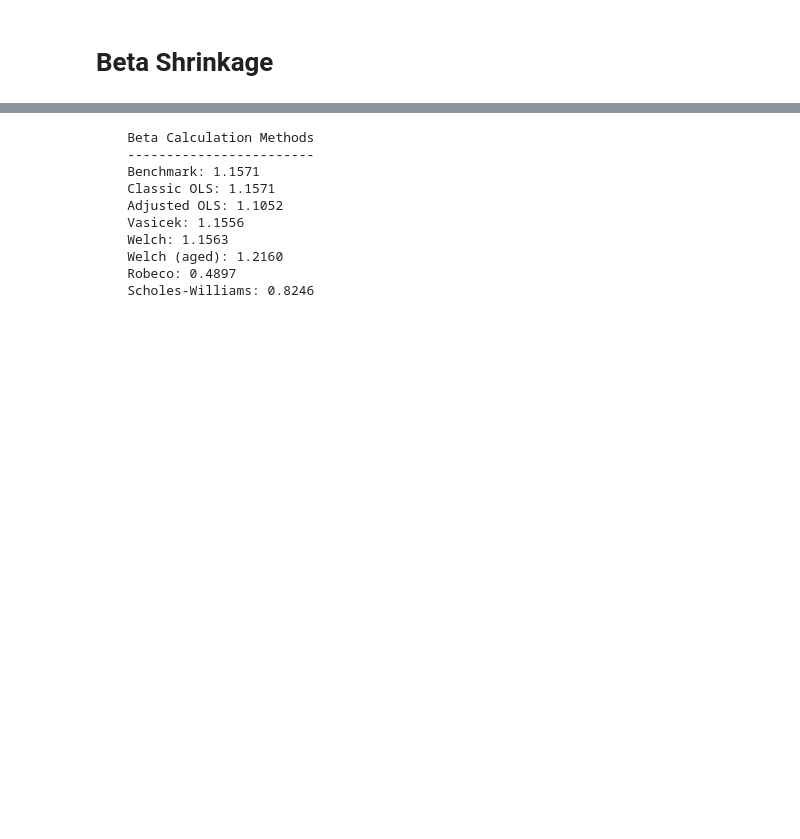
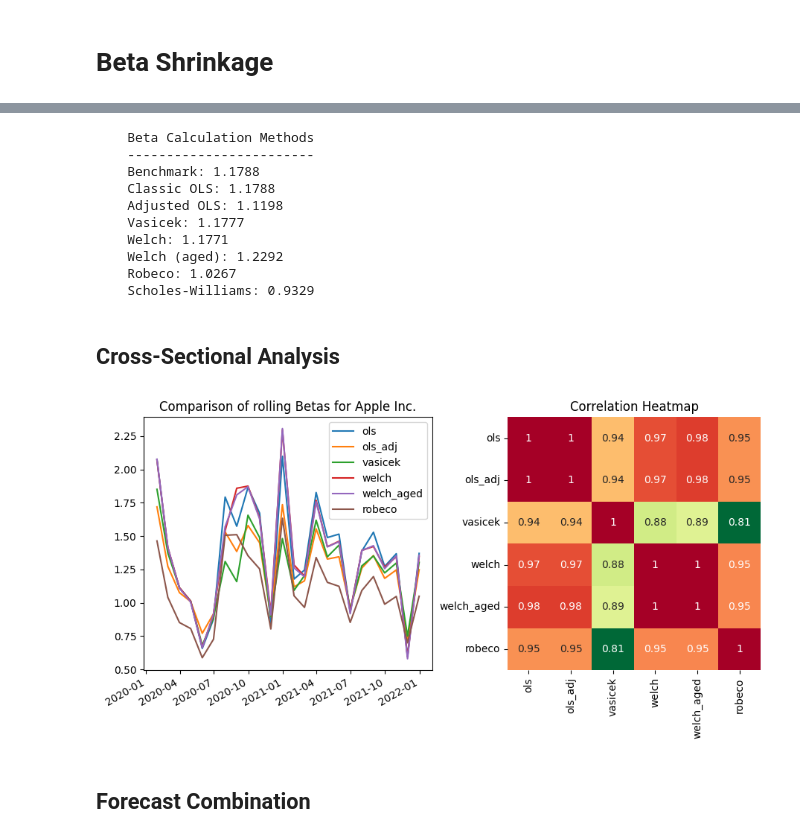
Before and after one commit to oronimbus/pybeta, a Jupyter notebook: demo.ipynb, the cells around one changed output, grey strips where cells are left out. Cells and saved outputs as stored; diff of their text form; code cells hidden in the pictures; blank space fills up the shorter version.

Commit message:
update visuals

```diff
--- a/demo.ipynb
+++ b/demo.ipynb
@@ -15,12 +23,21 @@ returns = data.pct_change().dropna()
+# %%
+# pull sample data
+start_date = "2020-01-01"
+end_date = "2022-01-01"
+
+sample_data = yf.download("AAPL SPY", start=start_date, end=end_date, progress=False)["Adj Close"]
+sample_returns = sample_data.pct_change().dropna()
+sample_returns.index = pd.DatetimeIndex(sample_returns.index)
 # %%
-benchmark = returns.cov().iloc[0,1] / returns["SPY"].var()
-ols_classic = Beta(returns["SPY"], returns["AAPL"]).ols(False)
-ols_adj = Beta(returns["SPY"], returns["AAPL"]).ols(True)
-vasicek = Beta(returns["SPY"], returns["AAPL"]).vasicek()
-welch_classic = Beta(returns["SPY"], returns["AAPL"]).welch()
-welch_aged = Beta(returns["SPY"], returns["AAPL"]).welch(rho=2/256)
-robeco = Beta(returns["SPY"], returns["AAPL"]).robeco(0.5, 1.2)
-scholes_williams = Beta(returns["SPY"], returns["AAPL"]).scholes_williams()
+bivar_beta = Beta(sample_returns["SPY"], sample_returns["AAPL"])
+benchmark = sample_returns.cov().iloc[0,1] / sample_returns["SPY"].var()
+ols_classic = bivar_beta.ols(False)
+ols_adj = bivar_beta.ols(True)
+vasicek = bivar_beta.vasicek()
+welch_classic = bivar_beta.welch()
+welch_aged = bivar_beta.welch(rho=2/256)
+robeco = bivar_beta.robeco(0.5, 2)
+scholes_williams = bivar_beta.scholes_williams()
 
 report = """
     Beta Calculation Methods
@@ -39,11 +56,13 @@ print(report)
 # %% [output]
     Beta Calculation Methods
     ------------------------
-    Benchmark: 1.1571
-    Classic OLS: 1.1571
-    Adjusted OLS: 1.1052
-    Vasicek: 1.1556
-    Welch: 1.1563
-    Welch (aged): 1.2160
-    Robeco: 0.4897
-    Scholes-Williams: 0.8246
+    Benchmark: 1.1788
+    Classic OLS: 1.1788
+    Adjusted OLS: 1.1198
+    Vasicek: 1.1777
+    Welch: 1.1771
+    Welch (aged): 1.2292
+    Robeco: 1.0267
+    Scholes-Williams: 0.9329
+# %% [markdown]
+## Cross-Sectional Analysis
@@ -49,0 +93,33 @@ print(report)
+# %%
+# calculate beta for each stock at each cross section
+results = {}
+
+for stock in member_returns.drop(columns=["SPY"]).columns:
+    returns = member_returns.loc[:,[stock, "SPY"]]
+    results[stock] = {}
+    for block in returns.groupby(pd.Grouper(freq="M")):
+        date, df = block
+        if df.shape[0] > 3:
+            exog, endog = df["SPY"], df[stock]
+            stock_beta = Beta(exog, endog)
+            results[stock][date] = {
+                "ols": stock_beta.ols(False),
+                "ols_adj": stock_beta.ols(True),
+                "vasicek": stock_beta.vasicek(),
+                "welch": stock_beta.welch(),
+                "welch_aged": stock_beta.welch(rho=2/256),
+                "robeco": stock_beta.robeco(0.5, 1.2),
+                # "scholes_williams": stock_beta.scholes_williams()
+            }
+
+beta_results = stack_dict_to_df(results)
+# %%
+fig, ax = plt.subplots(ncols=2, figsize=(11,5))
+
+beta_results["AAPL"].plot(title="Comparison of rolling Betas for Apple Inc.", ax=ax[0])
+sns.heatmap(beta_results["AAPL"].corr(), cmap='RdYlGn_r', ax=ax[1], annot=True, cbar=False, square=True)
+ax[1].set_title("Correlation Heatmap");
+# %% [output]
+[figure, added]
+# %% [markdown]
+## Forecast Combination
```
Also changed, not shown: parts of 7 cells of this notebook.
